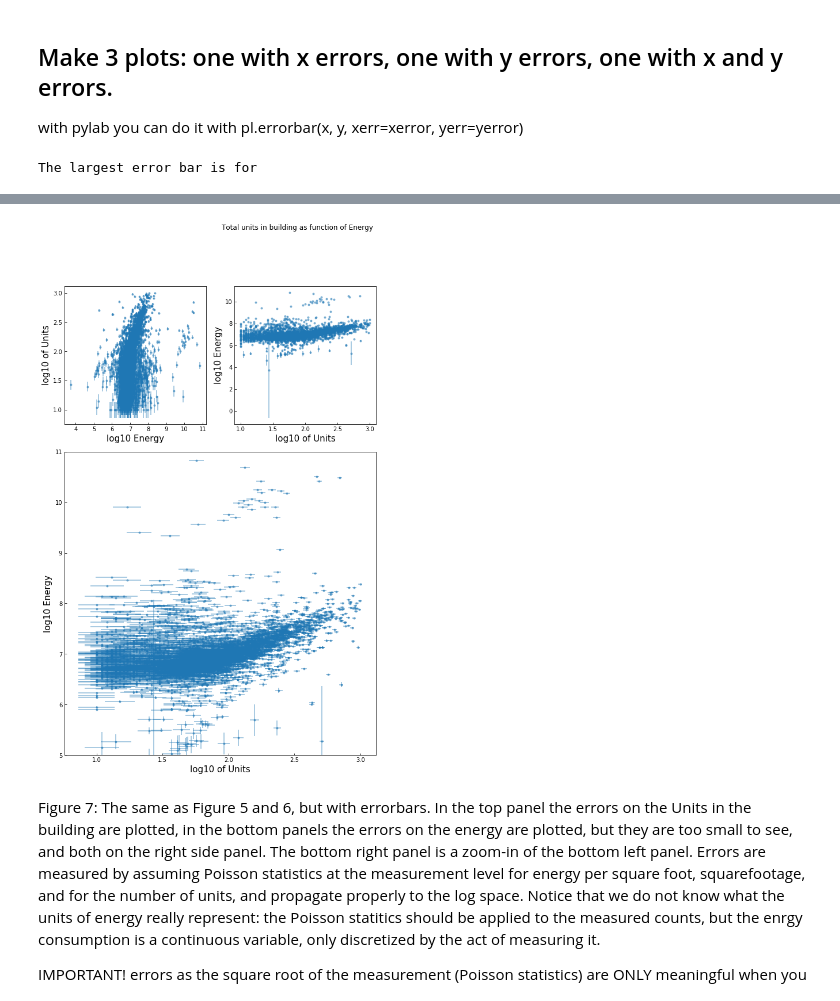
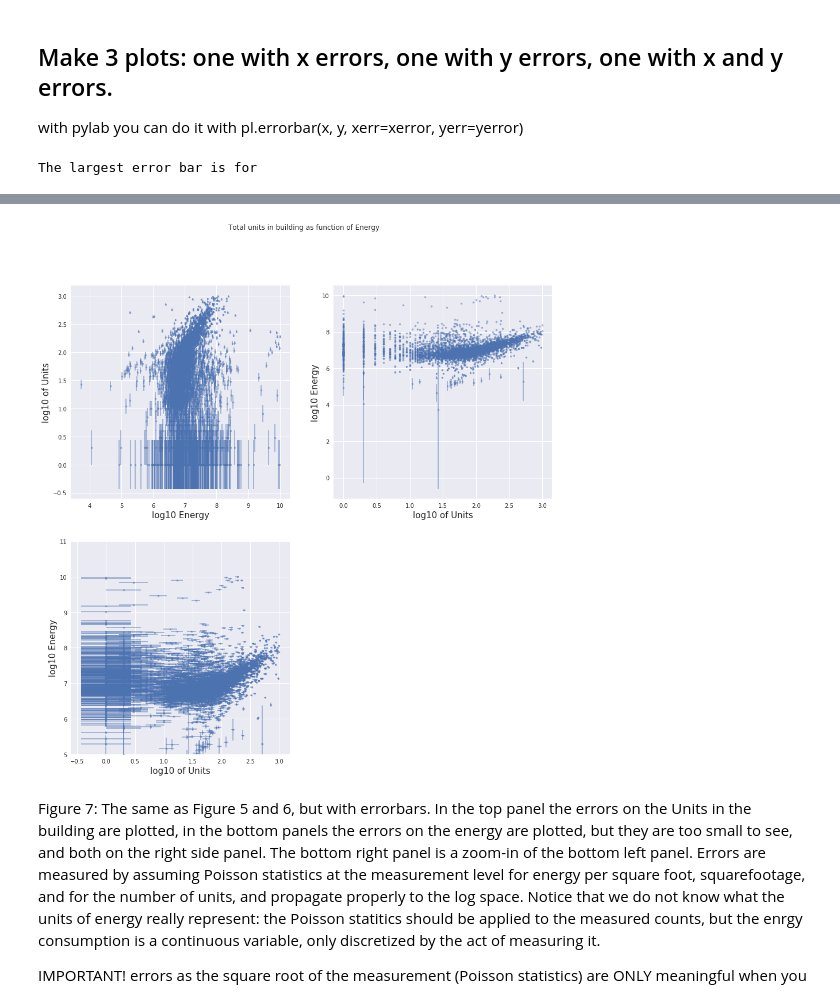
Before and after one commit to samjfalk/PUI2018_sjf374, a Jupyter notebook: HW10_sjf374/HW10_2_sjf374.ipynb, the cells around one changed output, grey strips where cells are left out. Saved outputs shown, nothing was run; the diff lists cells and outputs as text; code cells hidden in the pictures.

```diff
--- a/HW10_sjf374/HW10_2_sjf374.ipynb
+++ b/HW10_sjf374/HW10_2_sjf374.ipynb
@@ -714,0 +926,6 @@ instead of
+# %%
+bblnrgdata.sort_values(by='lognrg2', inplace=True)
+bblnrgdata.reset_index(drop=True, inplace=True)
+# %%
+fitols_nrg_poly = smf.ols(formula='logunits ~ lognrg2 + lognrg', data=bblnrgdata).fit()
+fitols_nrg_poly.summary()
@@ -714,0 +951,2 @@ instead of
+# %%
+bblnrgdata['predict_units_poly'] = fitols_nrg_poly.predict(bblnrgdata)
@@ -799,39 +1037,43 @@ bblnrgdataCut['errorsunits'] = ...
 ## Make 3 plots: one with x errors, one with y errors, one with x and y errors.
 
 with pylab you can do it with pl.errorbar(x, y, xerr=xerror, yerr=yerror)
+# %%
+# Thanks to Ilyas for help with this error bar calculation-- can be seen in the description above
+nrgerror = np.sqrt(bblnrgdata['Reported Property Floor Area (Building(s)) (ft²)']**2 +
+                   (bblnrgdata['Site EUI(kBtu/ft2)']**2))
+
+# Thanks to Ilyas for help with this error bar calculation-- can be seen in the description above
+bblnrgdata['errorsnrg'] = np.abs(nrgerror/bblnrgdata['nrg']/np.log(10))
+bblnrgdata['errorsunits'] = np.abs(np.sqrt(bblnrgdata['UnitsTotal'])/bblnrgdata['UnitsTotal']/np.log(10))
 # %%
-#I could also include errors for number of units
-fig2 = plt.figure(constrained_layout=True, figsize=(15,15))
+#adjusted from the provided code
 
-gs1 = gridspec.GridSpec(3, 3, figure=fig2)
-gs1.update(left=0.68, right=0.68, wspace=0.2)
-
-
-ax1 = plt.subplot2grid((3, 3), (0, 0), colspan=1)
-ax1.errorbar(np.log10(bblnrgdataCut.nrg), np.log10(bblnrgdataCut.UnitsTotal),
-            yerr=bblnrgdataCut.errorsunits, fmt='.',
+fig = pl.figure(figsize=(15,15))
+ax1 = fig.add_subplot(221)
+ax1.errorbar(np.log10(bblnrgdata['nrg']), np.log10(bblnrgdata['UnitsTotal']),
+            yerr=bblnrgdata['errorsunits'], fmt='.',
             alpha=0.5)
 ax1.set_ylabel("log10 of Units", fontsize=15)
 ax1.set_xlabel("log10 Energy", fontsize=15)
 pl.suptitle("Total units in building as function of Energy")
 
 
-ax2 = plt.subplot2grid((3, 3), (0, 1), colspan=1)
-ax2.errorbar(np.log10(bblnrgdataCut.UnitsTotal), np.log10(bblnrgdataCut.nrg),
-            yerr=bblnrgdataCut.errorsnrg, fmt='.',
+ax2 = fig.add_subplot(222)
+ax2.errorbar(np.log10(bblnrgdata['UnitsTotal']), np.log10(bblnrgdata['nrg']),
+            yerr=bblnrgdata['errorsnrg'], fmt='.',
             alpha=0.5)
 ax2.set_xlabel("log10 of Units", fontsize=15)
 ax2.set_ylabel("log10 Energy", fontsize=15)
 
-ax4 = plt.subplot2grid((3, 3), (1, 0), colspan=2, rowspan=2)
-ax4.errorbar(np.log10(bblnrgdataCut.UnitsTotal), np.log10(bblnrgdataCut.nrg),
-            yerr=bblnrgdataCut.errorsnrg,
-           xerr=bblnrgdataCut.errorsunits, alpha=0.5, fmt='.')
-ax4.set_xlabel("log10 of Units", fontsize=15)
-ax4.set_ylabel("log10 Energy", fontsize=15)
-ax4.set_ylim(5,11)
+ax3 = fig.add_subplot(223)
+ax3.errorbar(np.log10(bblnrgdata['UnitsTotal']), np.log10(bblnrgdata['nrg']),
+            yerr=bblnrgdata['errorsnrg'],
+           xerr=bblnrgdata['errorsunits'], alpha=0.5, fmt='.')
+ax3.set_xlabel("log10 of Units", fontsize=15)
+ax3.set_ylabel("log10 Energy", fontsize=15)
+ax3.set_ylim(5,11)
 
 print ("The largest error bar is for")
-bblnrgdataCut[bblnrgdataCut.errorsnrg == bblnrgdataCut.errorsnrg.max()]
+bblnrgdata[bblnrgdata['errorsnrg'] == bblnrgdata['errorsnrg'].max()]
 # %% [output]
 The largest error bar is for
@@ -840 +1082 @@ The largest error bar is for
-[figure, old version]
+[figure, new version]
```
Also changed, not shown: parts of 55 cells of this notebook.
